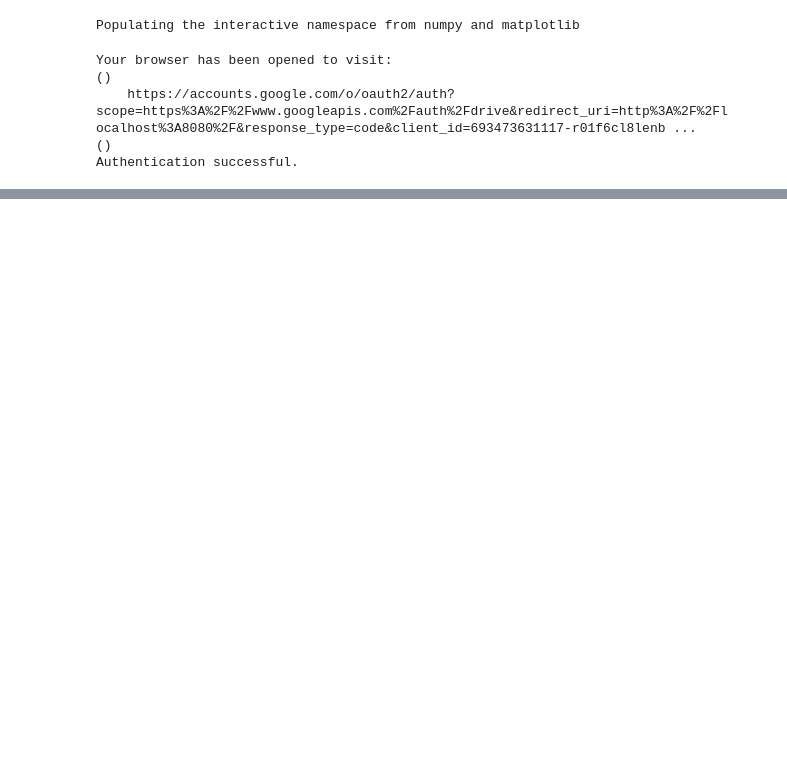
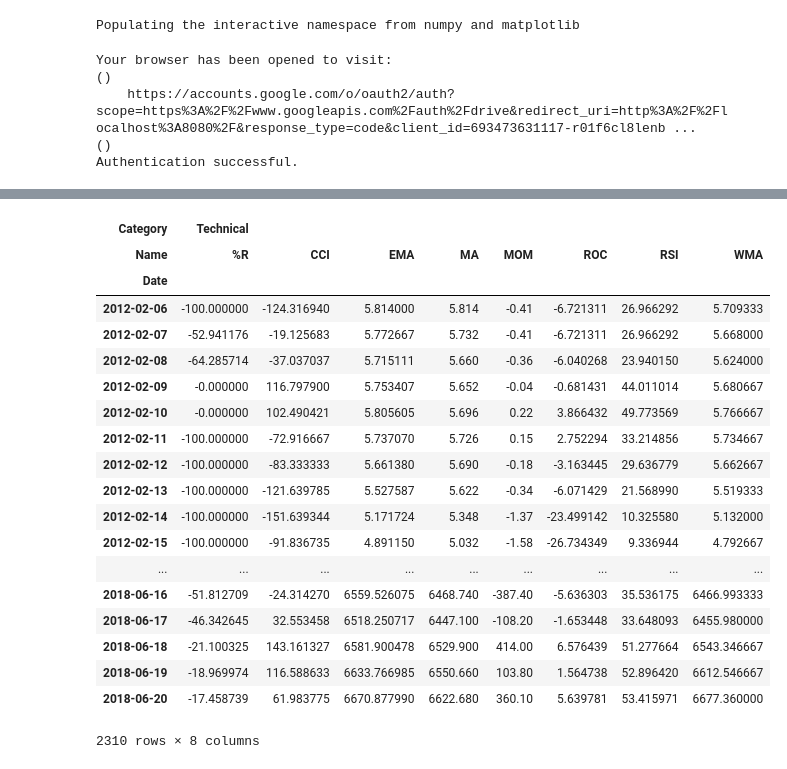
Before and after one commit to CBTrading/Experiments, a Jupyter notebook: features/features-builder.ipynb, the cells around one changed output, grey strips where cells are left out. Drawn from its saved outputs; the diff is of its cells as text; code cells hidden in the pictures; blank space fills up the shorter version.

```diff
--- a/features/features-builder.ipynb
+++ b/features/features-builder.ipynb
@@ -58,0 +41,23 @@ sp500_tables.get_
+# %%
+fxchoice_tables.get_technical()
+# %% [output]
+| Category | Technical |  |  |  |  |  |  |  |
+| Name | %R | CCI | EMA | MA | MOM | ROC | RSI | WMA |
+| Date |  |  |  |  |  |  |  |  |
+| 2012-02-06 | -100.000000 | -124.316940 | 5.814000 | 5.814 | -0.41 | -6.721311 | 26.966292 | 5.709333 |
+| 2012-02-07 | -52.941176 | -19.125683 | 5.772667 | 5.732 | -0.41 | -6.721311 | 26.966292 | 5.668000 |
+| 2012-02-08 | -64.285714 | -37.037037 | 5.715111 | 5.660 | -0.36 | -6.040268 | 23.940150 | 5.624000 |
+| 2012-02-09 | -0.000000 | 116.797900 | 5.753407 | 5.652 | -0.04 | -0.681431 | 44.011014 | 5.680667 |
+| 2012-02-10 | -0.000000 | 102.490421 | 5.805605 | 5.696 | 0.22 | 3.866432 | 49.773569 | 5.766667 |
+| 2012-02-11 | -100.000000 | -72.916667 | 5.737070 | 5.726 | 0.15 | 2.752294 | 33.214856 | 5.734667 |
+| 2012-02-12 | -100.000000 | -83.333333 | 5.661380 | 5.690 | -0.18 | -3.163445 | 29.636779 | 5.662667 |
+| 2012-02-13 | -100.000000 | -121.639785 | 5.527587 | 5.622 | -0.34 | -6.071429 | 21.568990 | 5.519333 |
+| 2012-02-14 | -100.000000 | -151.639344 | 5.171724 | 5.348 | -1.37 | -23.499142 | 10.325580 | 5.132000 |
+| 2012-02-15 | -100.000000 | -91.836735 | 4.891150 | 5.032 | -1.58 | -26.734349 | 9.336944 | 4.792667 |
+| ... | ... | ... | ... | ... | ... | ... | ... | ... |
+| 2018-06-16 | -51.812709 | -24.314270 | 6559.526075 | 6468.740 | -387.40 | -5.636303 | 35.536175 | 6466.993333 |
+| 2018-06-17 | -46.342645 | 32.553458 | 6518.250717 | 6447.100 | -108.20 | -1.653448 | 33.648093 | 6455.980000 |
+| 2018-06-18 | -21.100325 | 143.161327 | 6581.900478 | 6529.900 | 414.00 | 6.576439 | 51.277664 | 6543.346667 |
+| 2018-06-19 | -18.969974 | 116.588633 | 6633.766985 | 6550.660 | 103.80 | 1.564738 | 52.896420 | 6612.546667 |
+| 2018-06-20 | -17.458739 | 61.983775 | 6670.877990 | 6622.680 | 360.10 | 5.639781 | 53.415971 | 6677.360000 |
+2310 rows × 8 columns
```
Also changed, not shown: parts of 6 cells of this notebook.
